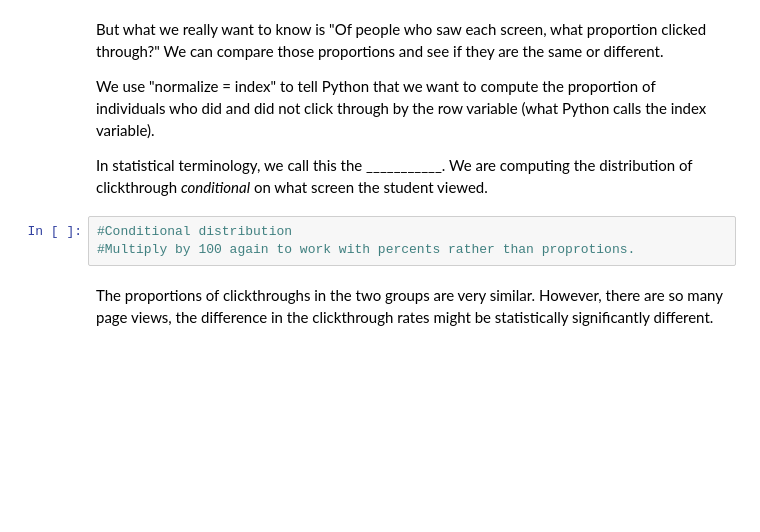
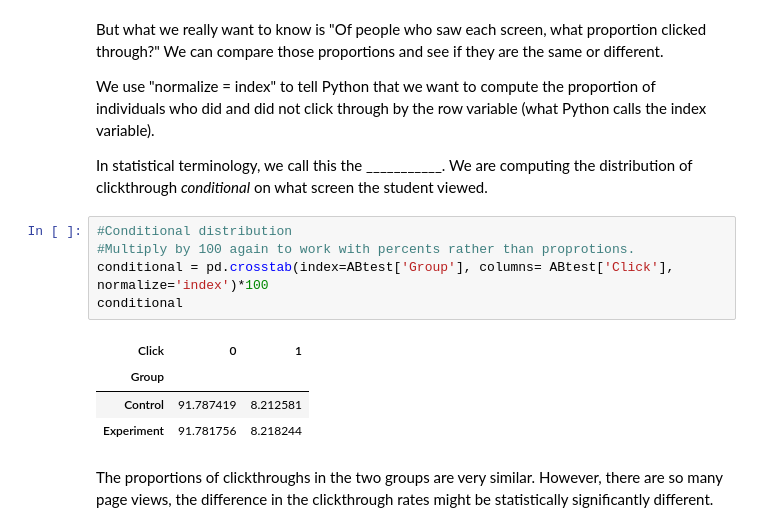
Before and after one commit to sikoh/DS-Statistics, a Jupyter notebook: Hypothesis-Chi-Square/DS_ChiSquareTests_Lecture_Notes.ipynb, the cells around one changed output. Cells and saved outputs as stored; diff of their text form; blank space fills up the shorter version.

```diff
--- a/Hypothesis-Chi-Square/DS_ChiSquareTests_Lecture_Notes.ipynb
+++ b/Hypothesis-Chi-Square/DS_ChiSquareTests_Lecture_Notes.ipynb
@@ -162,6 +203,13 @@ In statistical terminology, we call this the ___________.  We are computing the
 # %%
 #Conditional distribution
 #Multiply by 100 again to work with percents rather than proprotions.
+conditional = pd.crosstab(index=ABtest['Group'], columns= ABtest['Click'], normalize='index')*100
+conditional
+# %% [output]
+| Click | 0 | 1 |
+| Group |  |  |
+| Control | 91.787419 | 8.212581 |
+| Experiment | 91.781756 | 8.218244 |
 # %% [markdown]
 The proportions of clickthroughs in the two groups are very similar.  However, there are so many page views, the difference in the clickthrough rates might be statistically significantly different.
 # %% [markdown]
```
Also changed, not shown: parts of 16 cells of this notebook.
